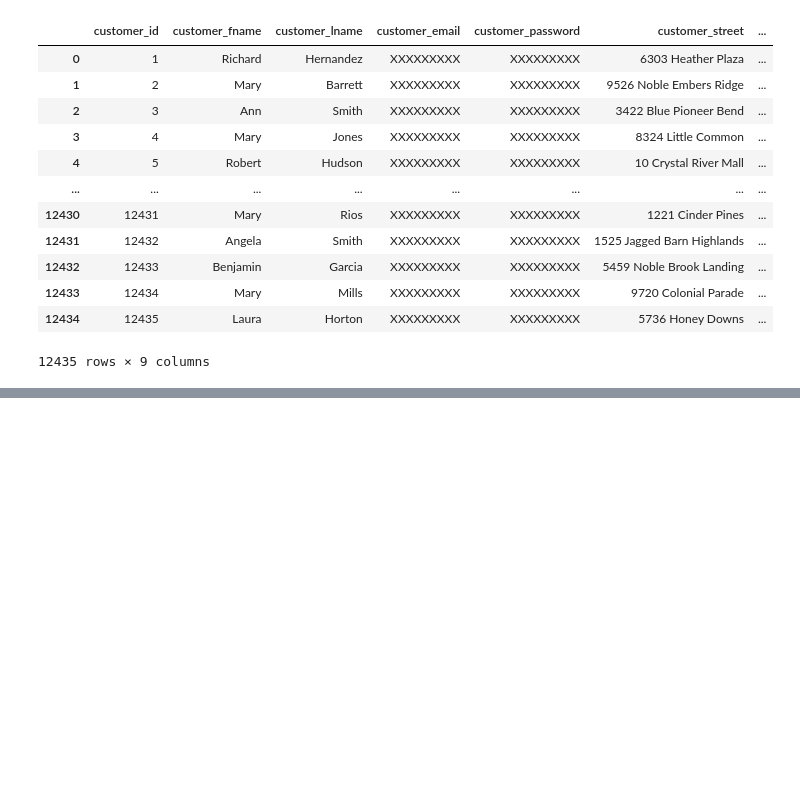
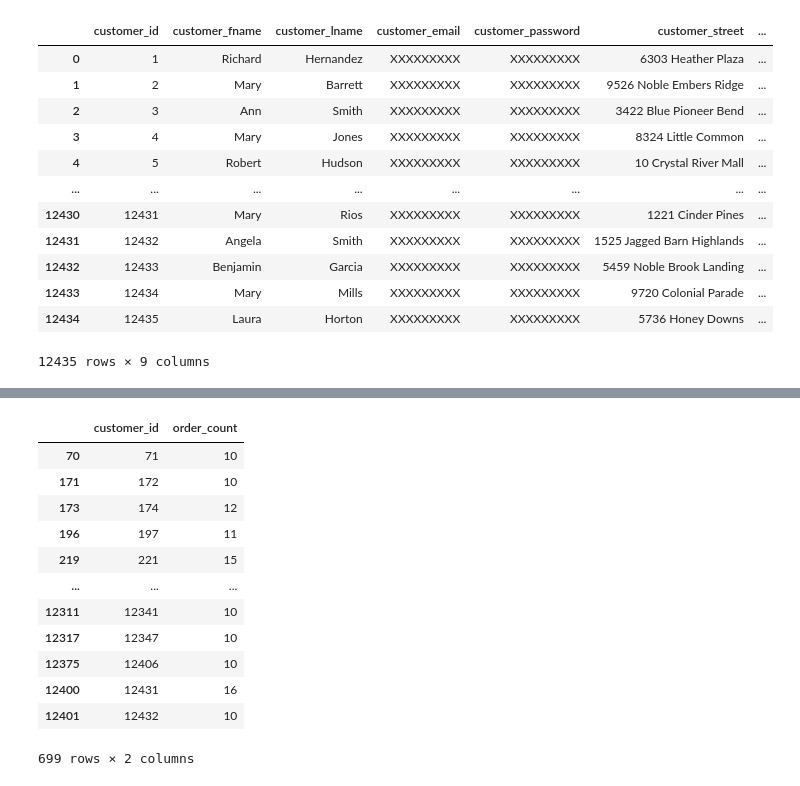
Before and after one commit to shubhammathur3110/Data-Engineering, a Jupyter notebook: material/02_PYTHON/Pandas/Joins and Join Operations.ipynb, the cells around one changed output, grey strips where cells are left out. Saved outputs shown, nothing was run; the diff lists cells and outputs as text; code cells hidden in the pictures; blank space fills up the shorter version.

```diff
--- a/material/02_PYTHON/Pandas/Joins and Join Operations.ipynb
+++ b/material/02_PYTHON/Pandas/Joins and Join Operations.ipynb
@@ -74,0 +133,19 @@ customers
+# %%
+order_customer. \
+                groupby('customer_id')['order_id']. \
+                agg(order_count = 'count').reset_index().\
+                    query('order_count >= 10')  # type: ignore
+# %% [output]
+|  | customer_id | order_count |
+| 70 | 71 | 10 |
+| 171 | 172 | 10 |
+| 173 | 174 | 12 |
+| 196 | 197 | 11 |
+| 219 | 221 | 15 |
+| ... | ... | ... |
+| 12311 | 12341 | 10 |
+| 12317 | 12347 | 10 |
+| 12375 | 12406 | 10 |
+| 12400 | 12431 | 16 |
+| 12401 | 12432 | 10 |
+699 rows × 2 columns
```
Also changed, not shown: parts of 7 cells of this notebook, 5 other files.
